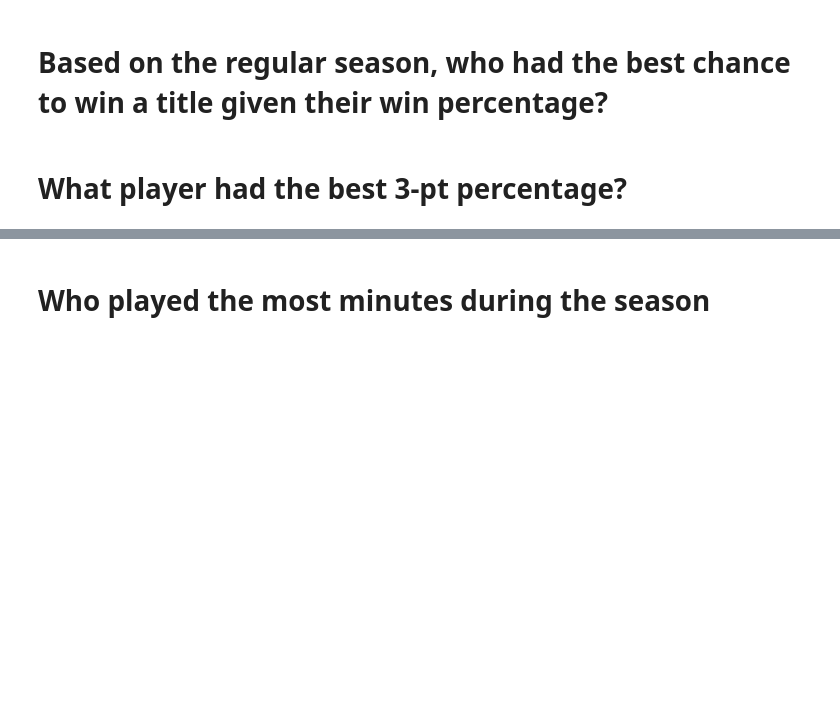
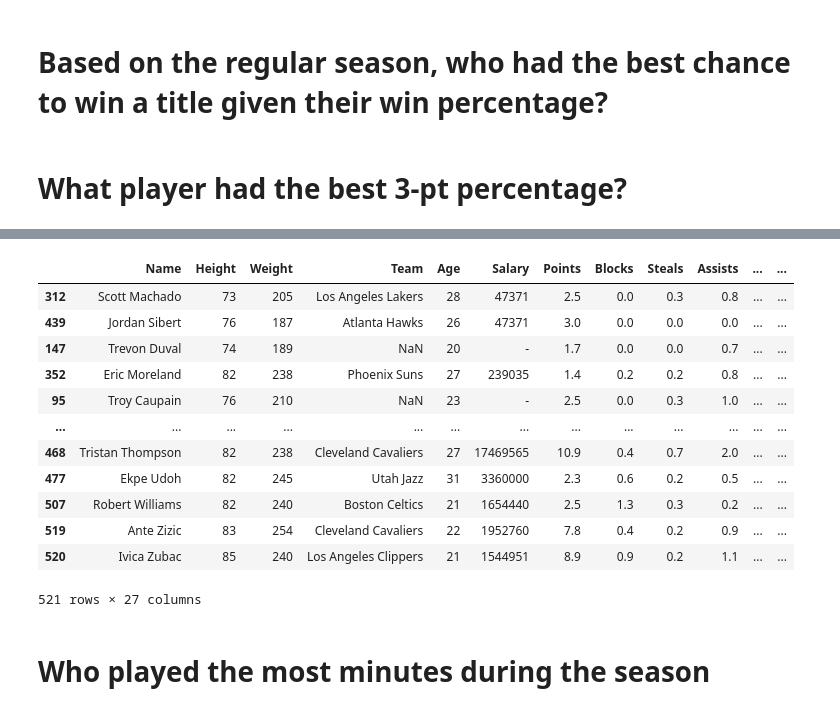
Before and after one commit to bordedelcielo/nba-data-pandas, a Jupyter notebook: NBA Regular Season 2018-19 Data Challenge.ipynb, the cells around one changed output, grey strips where cells are left out. Cells and saved outputs as stored; diff of their text form; code cells hidden in the pictures; blank space fills up the shorter version.

```diff
--- a/NBA Regular Season 2018-19 Data Challenge.ipynb
+++ b/NBA Regular Season 2018-19 Data Challenge.ipynb
@@ -61,3 +55,21 @@ SyntaxError: invalid syntax (Temp/ipykernel_21400/2706756428.py, line 1)
+# %%
+nba_data.sort_values('FG3%', ascending = False)
+
+# Scott Machado, Jordan Sibert, Trevor Duval, and Eric Moreland were tied at 1.0.
+# %% [output]
+|  | Name | Height | Weight | Team | Age | Salary | Points | Blocks | Steals | Assists | ... | ... |
+| 312 | Scott Machado | 73 | 205 | Los Angeles Lakers | 28 | 47371 | 2.5 | 0.0 | 0.3 | 0.8 | ... | ... |
+| 439 | Jordan Sibert | 76 | 187 | Atlanta Hawks | 26 | 47371 | 3.0 | 0.0 | 0.0 | 0.0 | ... | ... |
+| 147 | Trevon Duval | 74 | 189 | NaN | 20 | - | 1.7 | 0.0 | 0.0 | 0.7 | ... | ... |
+| 352 | Eric Moreland | 82 | 238 | Phoenix Suns | 27 | 239035 | 1.4 | 0.2 | 0.2 | 0.8 | ... | ... |
+| 95 | Troy Caupain | 76 | 210 | NaN | 23 | - | 2.5 | 0.0 | 0.3 | 1.0 | ... | ... |
+| ... | ... | ... | ... | ... | ... | ... | ... | ... | ... | ... | ... | ... |
+| 468 | Tristan Thompson | 82 | 238 | Cleveland Cavaliers | 27 | 17469565 | 10.9 | 0.4 | 0.7 | 2.0 | ... | ... |
+| 477 | Ekpe Udoh | 82 | 245 | Utah Jazz | 31 | 3360000 | 2.3 | 0.6 | 0.2 | 0.5 | ... | ... |
+| 507 | Robert Williams | 82 | 240 | Boston Celtics | 21 | 1654440 | 2.5 | 1.3 | 0.3 | 0.2 | ... | ... |
+| 519 | Ante Zizic | 83 | 254 | Cleveland Cavaliers | 22 | 1952760 | 7.8 | 0.4 | 0.2 | 0.9 | ... | ... |
+| 520 | Ivica Zubac | 85 | 240 | Los Angeles Clippers | 21 | 1544951 | 8.9 | 0.9 | 0.2 | 1.1 | ... | ... |
+521 rows × 27 columns
 # %% [markdown]
 # Who played the most minutes during the season
 # %% [markdown]
```
Also changed, not shown: parts of 1 cell of this notebook, 2 other files.
